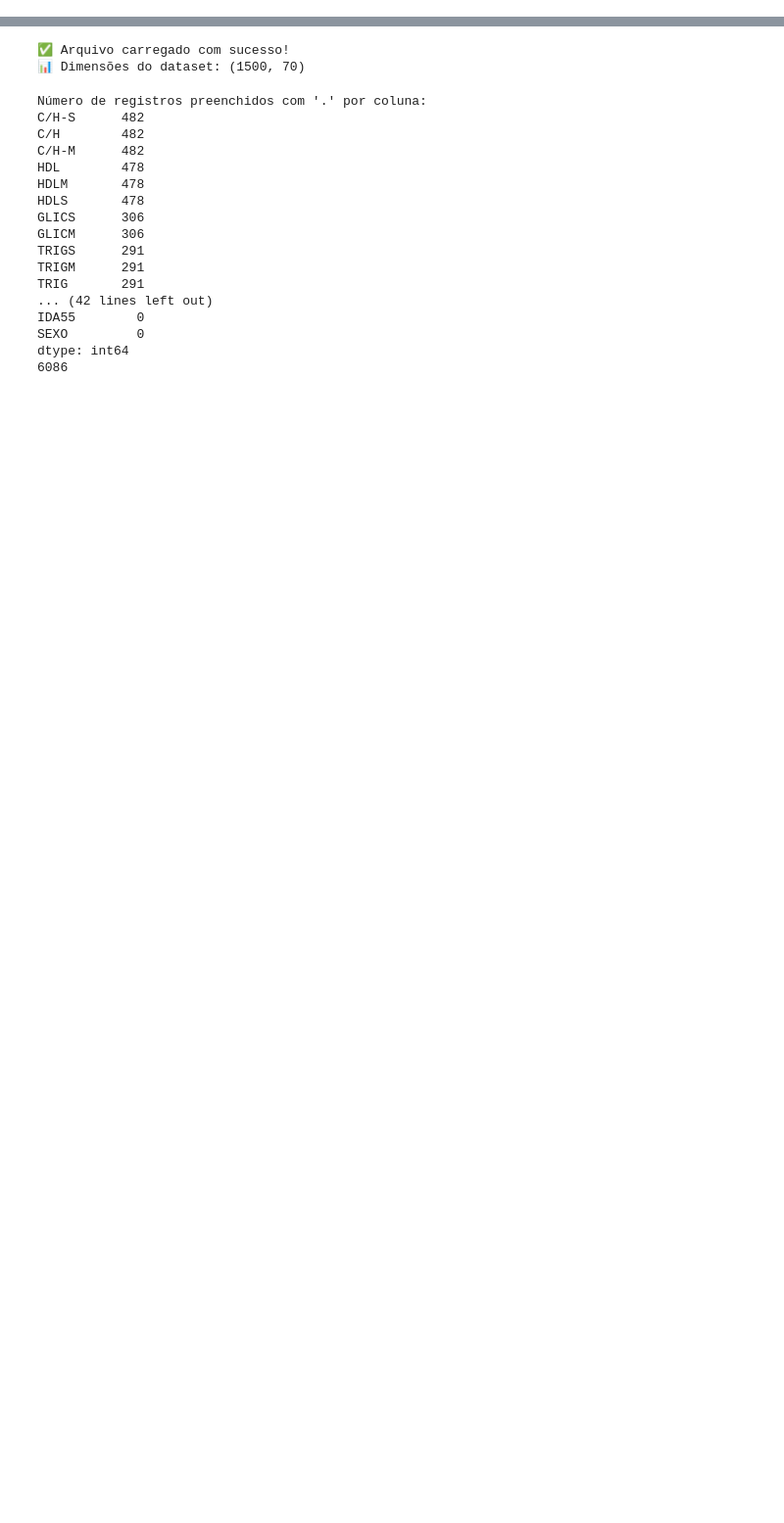
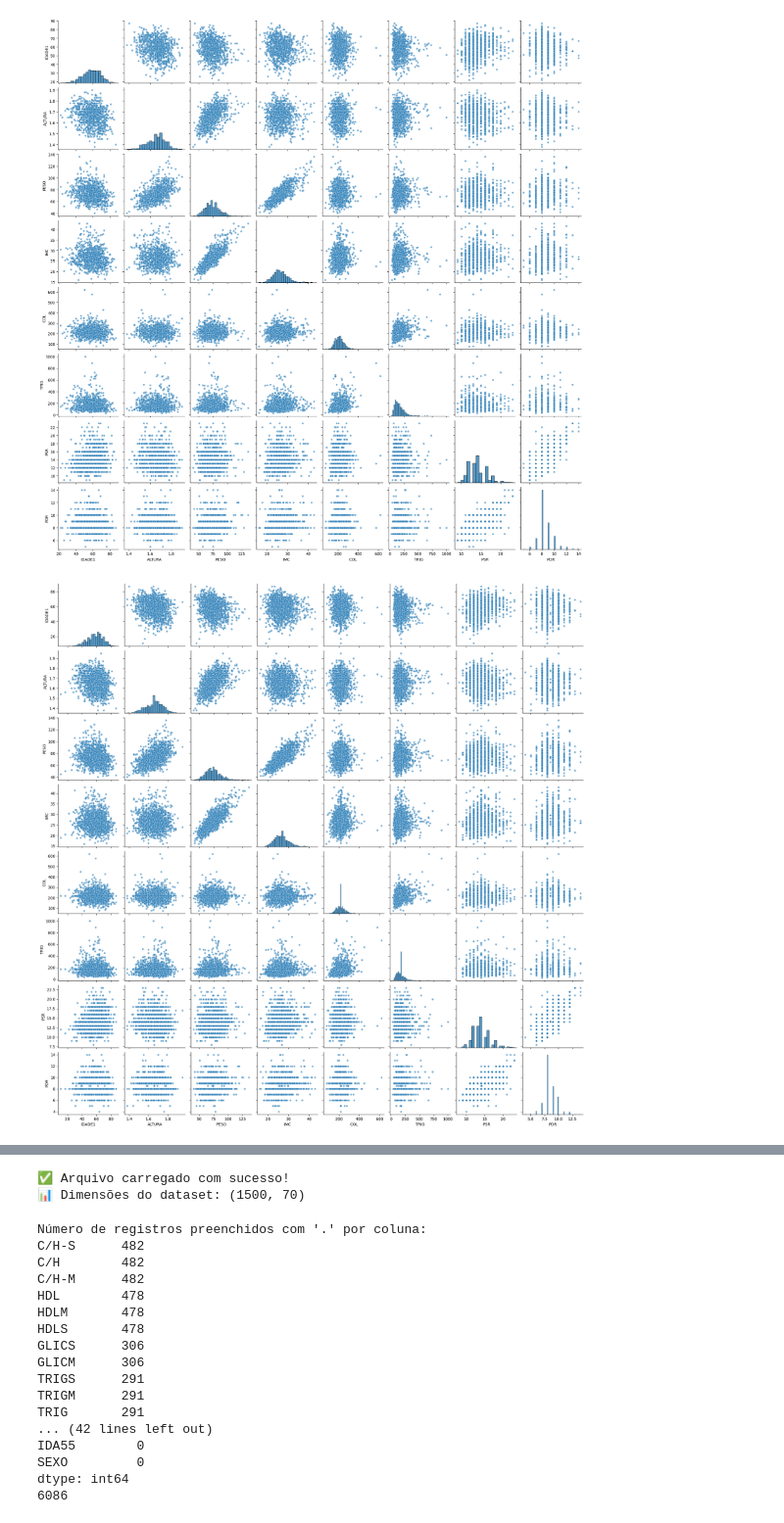
Before and after one commit to gabrielmarchesano/data-analysis-mqam, a Jupyter notebook: analise_coronarias.ipynb, the cells around one changed output, grey strips where cells are left out. Shown at 98% size. Drawn from its saved outputs; the diff is of its cells as text; code cells hidden in the pictures; blank space fills up the shorter version.

```diff
--- a/analise_coronarias.ipynb
+++ b/analise_coronarias.ipynb
@@ -0,0 +204,20 @@
+# %%
+# Gráficos de dispersão (pairplot) para ambos os cenários
+import seaborn as sns
+
+num_cols = [c for c in quantitativas if c in df_sel.columns]
+
+# Cenário A - pairplot
+if len(num_cols) >= 2:
+    sns.pairplot(cenario_a[num_cols], diag_kind='hist', plot_kws={'alpha':0.6, 's':25})
+else:
+    print('Poucas colunas quantitativas disponíveis para pairplot no Cenário A.')
+
+# Cenário B - pairplot
+if len(num_cols) >= 2:
+    sns.pairplot(cenario_b[num_cols], diag_kind='hist', plot_kws={'alpha':0.6, 's':25})
+else:
+    print('Poucas colunas quantitativas disponíveis para pairplot no Cenário B.')
+# %% [output]
+[figure, added]
+[figure, added]
```
Also changed, not shown: parts of 10 cells of this notebook.
